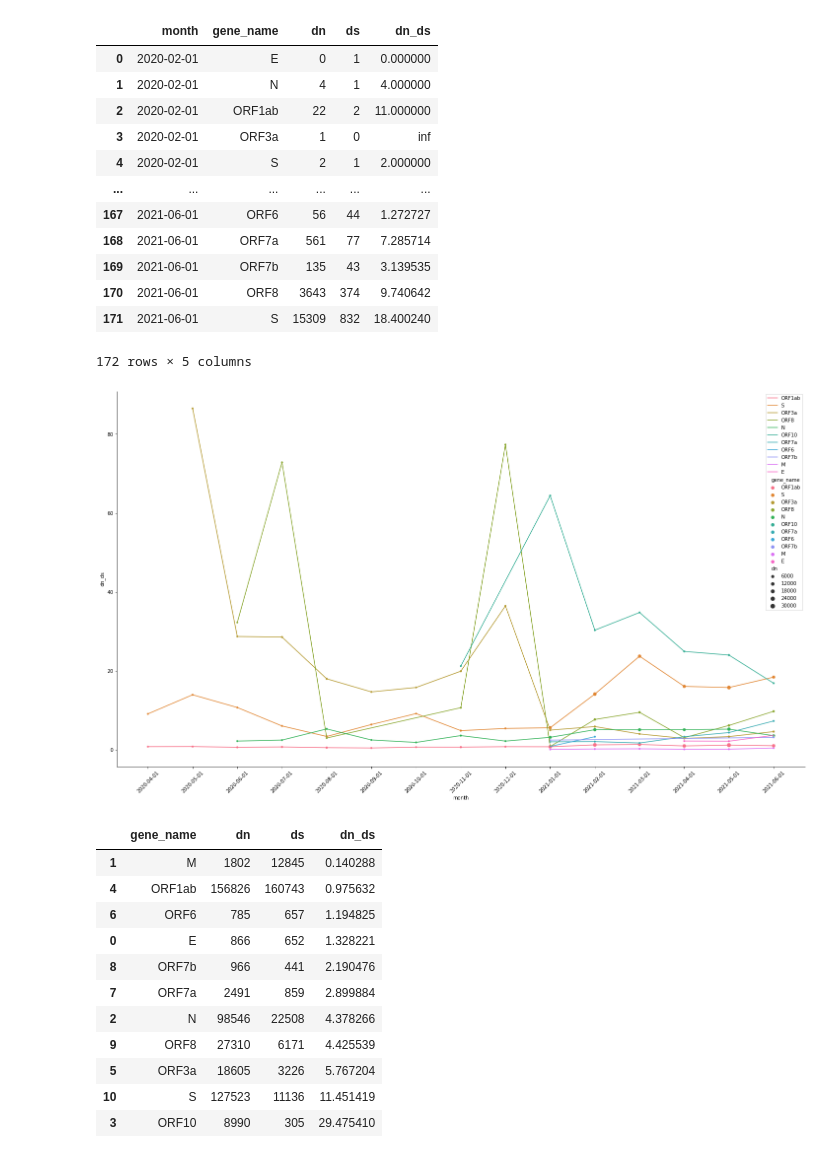
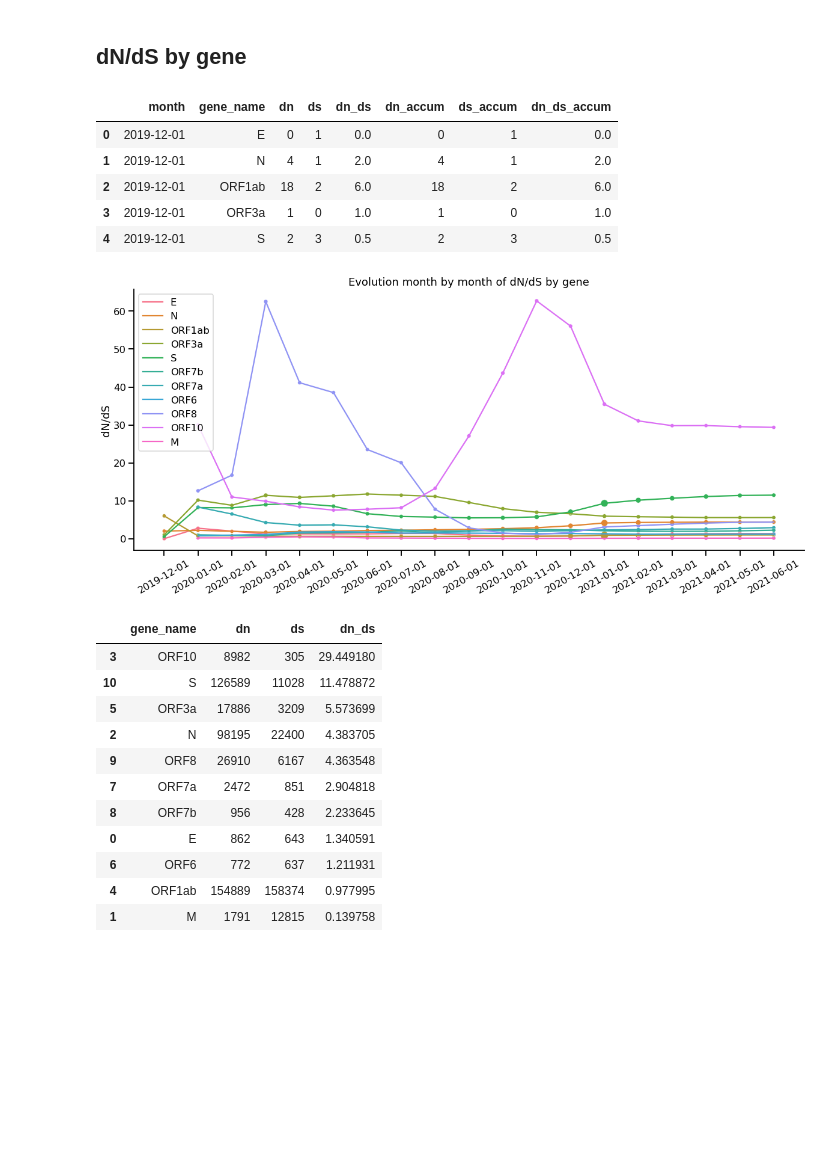
Before and after one commit to TRON-Bioinformatics/covigator, a Jupyter notebook: prototypes/jupyter/dn_ds.ipynb, the cells around one changed output. Cells and saved outputs as stored; diff of their text form; code cells hidden in the pictures; blank space fills up the shorter version.

```diff
--- a/prototypes/jupyter/dn_ds.ipynb
+++ b/prototypes/jupyter/dn_ds.ipynb
@@ -2,7 +9,9 @@
 import pandas as pd
 import seaborn as sns
 import matplotlib.pyplot as plt
+sns.set_context("talk")
 # %%
-data = pd.read_csv('dn_ds_ena_v15.csv')
+data = pd.read_csv('precomputed_dn_ds_v15.csv')
+data["dn_ds"] = data.dn / (data.ds + 1)
 data.head()
 # %% [output]
@@ -15,2 +23,0 @@ data.head()
-# %%
-data["dn_ds"] = data.dn / data.ds
@@ -52,41 +52,47 @@ data_all_countries["dn_ds"] = data_all_countries.dn / data_all_countries.ds
-# %%
-data_all_countries
-# %% [output]
-|  | month | gene_name | dn | ds | dn_ds |
-| 0 | 2020-02-01 | E | 0 | 1 | 0.000000 |
-| 1 | 2020-02-01 | N | 4 | 1 | 4.000000 |
-| 2 | 2020-02-01 | ORF1ab | 22 | 2 | 11.000000 |
-| 3 | 2020-02-01 | ORF3a | 1 | 0 | inf |
-| 4 | 2020-02-01 | S | 2 | 1 | 2.000000 |
-| ... | ... | ... | ... | ... | ... |
-| 167 | 2021-06-01 | ORF6 | 56 | 44 | 1.272727 |
-| 168 | 2021-06-01 | ORF7a | 561 | 77 | 7.285714 |
-| 169 | 2021-06-01 | ORF7b | 135 | 43 | 3.139535 |
-| 170 | 2021-06-01 | ORF8 | 3643 | 374 | 9.740642 |
-| 171 | 2021-06-01 | S | 15309 | 832 | 18.400240 |
-172 rows × 5 columns
+# %% [markdown]
+## dN/dS by gene
+# %%
+data_all_countries = data[["month", "gene_name", "dn", "ds"]].groupby(["month", "gene_name"]).sum().reset_index()
+data_all_countries["dn_ds"] = data_all_countries.dn / (data_all_countries.ds + 1)
+data_all_countries["dn_accum"] = data_all_countries.sort_values("month").groupby("gene_name")['dn'].cumsum()
+data_all_countries["ds_accum"] = data_all_countries.sort_values("month").groupby("gene_name")['ds'].cumsum()
+data_all_countries["dn_ds_accum"] = data_all_countries.dn_accum / (data_all_countries.ds_accum + 1)
+data_all_countries.head()
+# %% [output]
+|  | month | gene_name | dn | ds | dn_ds | dn_accum | ds_accum | dn_ds_accum |
+| 0 | 2019-12-01 | E | 0 | 1 | 0.0 | 0 | 1 | 0.0 |
+| 1 | 2019-12-01 | N | 4 | 1 | 2.0 | 4 | 1 | 2.0 |
+| 2 | 2019-12-01 | ORF1ab | 18 | 2 | 6.0 | 18 | 2 | 6.0 |
+| 3 | 2019-12-01 | ORF3a | 1 | 0 | 1.0 | 1 | 0 | 1.0 |
+| 4 | 2019-12-01 | S | 2 | 3 | 0.5 | 2 | 3 | 0.5 |
 # %%
-plt.figure(figsize=(25, 14))
-sns.lineplot(data=data_all_countries[data_all_countries.dn > 100].sort_values("month"), x="month", y="dn_ds", hue="gene_name")
-sns.scatterplot(data=data_all_countries[data_all_countries.dn > 100].sort_values("month"), x="month", y="dn_ds", hue="gene_name", size="dn")
-plt.xticks(rotation=45)
+plt.figure(figsize=(20, 8))
+sns.lineplot(data=data_all_countries.sort_values("month"), x="month", y="dn_ds_accum", hue="gene_name")
+sns.scatterplot(data=data_all_countries.sort_values("month"), x="month", y="dn_ds_accum", hue="gene_name",
+                size="dn", legend=False)
+plt.xticks(rotation=30)
+plt.title("Evolution month by month of dN/dS by gene")
+plt.ylabel("dN/dS")
+plt.xlabel(None)
+plt.legend(title=None)
 sns.despine()
+plt.savefig('dn_ds_by_month_on_genes.png')
 # %% [output]
-[figure, old version]
+[figure, new version]
 # %%
 data_all_genes = data_all_countries[["gene_name", "dn", "ds"]].groupby("gene_name").sum().reset_index()
 data_all_genes["dn_ds"] = data_all_genes.dn / data_all_genes.ds
-data_all_genes.sort_values("dn_ds")
+data_all_genes.sort_values("dn_ds", ascending=False)
 # %% [output]
 |  | gene_name | dn | ds | dn_ds |
-| 1 | M | 1802 | 12845 | 0.140288 |
-| 4 | ORF1ab | 156826 | 160743 | 0.975632 |
-| 6 | ORF6 | 785 | 657 | 1.194825 |
-| 0 | E | 866 | 652 | 1.328221 |
-| 8 | ORF7b | 966 | 441 | 2.190476 |
-| 7 | ORF7a | 2491 | 859 | 2.899884 |
-| 2 | N | 98546 | 22508 | 4.378266 |
-| 9 | ORF8 | 27310 | 6171 | 4.425539 |
-| 5 | ORF3a | 18605 | 3226 | 5.767204 |
-| 10 | S | 127523 | 11136 | 11.451419 |
-| 3 | ORF10 | 8990 | 305 | 29.475410 |
+| 3 | ORF10 | 8982 | 305 | 29.449180 |
+| 10 | S | 126589 | 11028 | 11.478872 |
+| 5 | ORF3a | 17886 | 3209 | 5.573699 |
+| 2 | N | 98195 | 22400 | 4.383705 |
+| 9 | ORF8 | 26910 | 6167 | 4.363548 |
+| 7 | ORF7a | 2472 | 851 | 2.904818 |
+| 8 | ORF7b | 956 | 428 | 2.233645 |
+| 0 | E | 862 | 643 | 1.340591 |
+| 6 | ORF6 | 772 | 637 | 1.211931 |
+| 4 | ORF1ab | 154889 | 158374 | 0.977995 |
+| 1 | M | 1791 | 12815 | 0.139758 |
```
Also changed, not shown: parts of 17 cells of this notebook, 8 other files.
